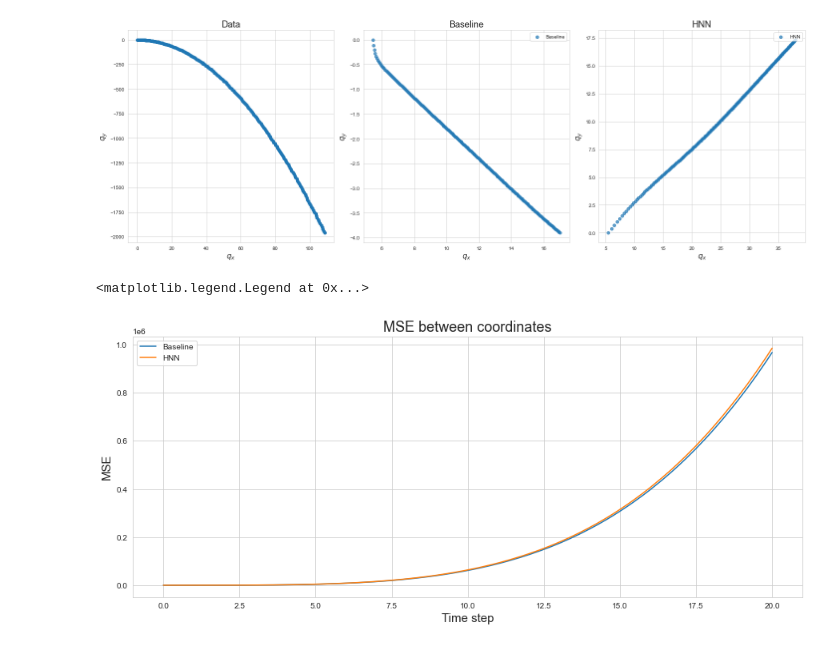
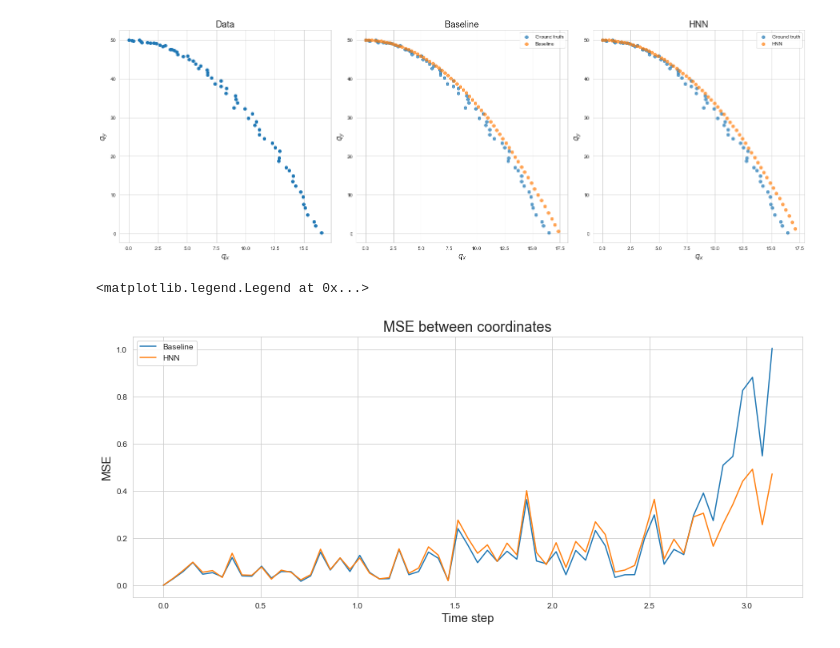
Before and after one commit to szmate00/elte_advanced_ml_lab, a Jupyter notebook: Project/horizontal_throw.ipynb, the cells around one changed output. Saved outputs shown, nothing was run; the diff lists cells and outputs as text; code cells hidden in the pictures.

Commit message:
finished horizontal throw training

```diff
--- a/Project/horizontal_throw.ipynb
+++ b/Project/horizontal_throw.ipynb
@@ -41,15 +47,17 @@ def horizontal_throw(energies, t_span, t_points):
 
     for E in energies:
         t = np.random.uniform(0, 2)
-        qy_init = 0
+        qy_init = 50
         qx_init = 0
         px_init = np.sqrt(2 * E + 2 * 9.81)
         py_init = 0
         y0 = np.array([[qx_init, qy_init], [px_init, py_init]])
 
-        symplectic_ivp = solve_ivp(fun=symplectic, t_span=t_span, y0=y0.flatten(), t_eval=t_eval)
-        q.append(np.array([symplectic_ivp['y'][0] + np.random.normal(0, 0.1, t_points), -symplectic_ivp['y'][1] + np.random.normal(0, 0.1, t_points)]))
-        p.append(np.array([symplectic_ivp['y'][2] + np.random.normal(0, 0.1, t_points), symplectic_ivp['y'][3] + np.random.normal(0, 0.1, t_points)]))
+        symplectic_ivp = solve_ivp(fun=symplectic, t_span=t_span, y0=y0.flatten(), t_eval=t_eval, events=hit_ground)
+        t_points = len(symplectic_ivp['y'][0])
+
+        q.append(np.array([symplectic_ivp['y'][0] + np.random.normal(0, 0.2, t_points), symplectic_ivp['y'][1] + np.random.normal(0, 0.2, t_points)]))
+        p.append(np.array([symplectic_ivp['y'][2] + np.random.normal(0, 0.2, t_points), symplectic_ivp['y'][3] + np.random.normal(0, 0.2, t_points)]))
 
         dots = np.array([np.array(symplectic(None, qp)) for qp in symplectic_ivp['y'].T])
 
@@ -71,9 +79,9 @@ def diff_hnn(model, qp):
 
     return model(qp).sum(), out @ M
 # %%
-energies = np.random.uniform(0.2, 5, 50)
+energies = np.random.uniform(0.2, 40, 10000)
 # %%
-q, p, q_dot, p_dot = horizontal_throw(energies, [0, 20], 200)
+q, p, q_dot, p_dot = horizontal_throw(energies, [0, 5], 100)
 # %%
 plt.figure(figsize=(7,7))
 for i in range(10):
@@ -202,47 +230,49 @@ def baseline_func(t, qp):
 test_X = test_X.to("cpu").clone().detach().numpy()
 test_y = test_y.to("cpu").clone().detach().numpy()
 # %%
-t_eval = np.sort(np.linspace(0, 20, 200))
+t_eval = np.sort(np.linspace(0, 5, 100))
 
-pred_hnn = solve_ivp(fun=hnn_func, t_span=[0, 20], y0=test_y[0][0], t_eval=np.sort(t_eval))
-pred_baseline = solve_ivp(fun=baseline_func, t_span=[0, 20], y0=test_y[0][0], t_eval=np.sort(t_eval))
+pred_hnn = solve_ivp(fun=hnn_func, t_span=[0, 5], y0=test_X[0][0], t_eval=t_eval, events=hit_ground)
+pred_baseline = solve_ivp(fun=baseline_func, t_span=[0, 5], y0=test_X[0][0], t_eval=t_eval, events=hit_ground)
+ind1 = len(pred_hnn['y'][0])
+ind2 = len(pred_baseline['y'][0])
 # %%
 plt.figure(figsize=(20,7))
 
 plt.subplot(131)
 plt.scatter(test_X[0][:,0], test_X[0][:,1])
 plt.title('Data', size=18)
 plt.xlabel(r'$q_x$', size=15)
 plt.ylabel(r'$q_y$', size=15)
 
 plt.subplot(132)
-#plt.scatter(test_X[0][:,0], test_X[0][:,1], alpha=0.7, label='Ground truth')
+plt.scatter(test_X[0][:,0], test_X[0][:,1], alpha=0.7, label='Ground truth')
 plt.scatter(pred_baseline['y'][0], pred_baseline['y'][1], alpha=0.7, label='Baseline')
 plt.title('Baseline', size=18)
 plt.xlabel(r'$q_x$', size=15)
 plt.ylabel(r'$q_y$', size=15)
 plt.legend(loc='upper right')
 
 plt.subplot(133)
-#plt.scatter(test_X[0][:,0], test_X[0][:,1], alpha=0.7, label='Ground truth')
+plt.scatter(test_X[0][:,0], test_X[0][:,1], alpha=0.7, label='Ground truth')
 plt.scatter(pred_hnn['y'][0], pred_hnn['y'][1], alpha=0.7, label='HNN')
 plt.title('HNN', size=18)
 plt.xlabel(r'$q_x$', size=15)
 plt.ylabel(r'$q_y$', size=15)
 plt.legend(loc='upper right')
 
 plt.tight_layout()
 # %% [output]
-[figure, old version]
+[figure, new version]
 # %%
 plt.figure(figsize=(15,6))
 
-plt.plot(np.sort(t_eval), ((test_X[0]-pred_baseline['y'].T)**2).mean(-1), label='Baseline')
-plt.plot(np.sort(t_eval), ((test_X[0]-pred_hnn['y'].T)**2).mean(-1), label='HNN')
+plt.plot(t_eval[:len(test_X[0])-1], ((test_X[0][:len(test_X[0])-1]-pred_baseline['y'].T[:len(test_X[0])])**2).mean(-1), label='Baseline')
+plt.plot(t_eval[:len(test_X[0])-1], ((test_X[0][:len(test_X[0])-1]-pred_hnn['y'].T[:len(test_X[0])])**2).mean(-1), label='HNN')
 plt.xlabel('Time step', size=15)
 plt.ylabel('MSE', size=15)
 plt.title('MSE between coordinates', size=18)
 plt.legend()
 # %% [output]
 <matplotlib.legend.Legend at 0x...>
-[figure, old version]
+[figure, new version]
```
Also changed, not shown: parts of 9 cells of this notebook, 2 other files.
